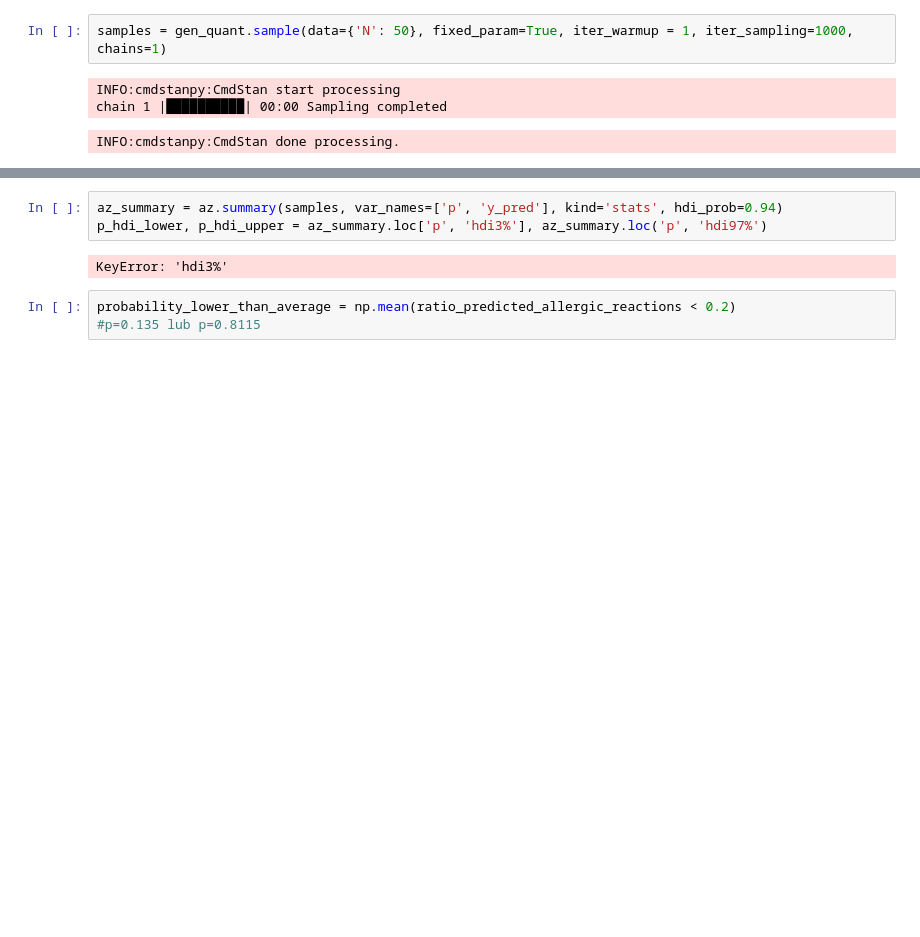
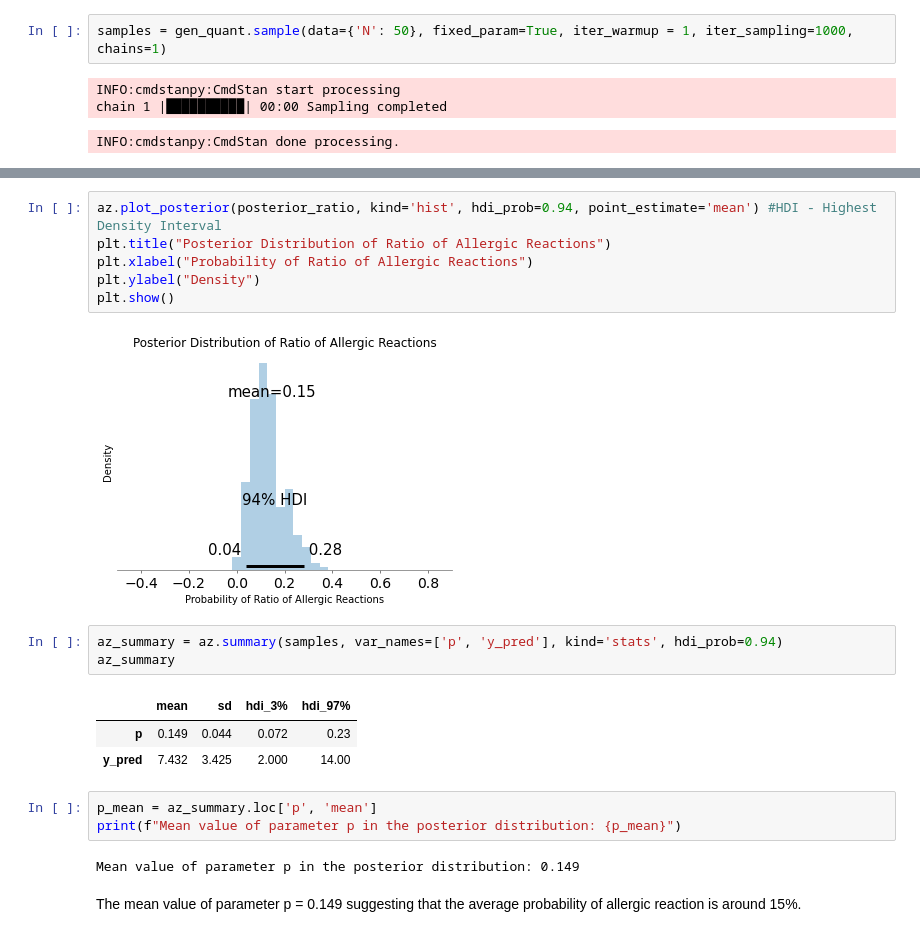
Before and after one commit to andrzejjnk/DataAnalytics2024, a Jupyter notebook: lab3.ipynb, the cells around one changed output, grey strips where cells are left out. Cells and saved outputs as stored; diff of their text form; blank space fills up the shorter version.

```diff
--- a/lab3.ipynb
+++ b/lab3.ipynb
@@ -105,8 +128,22 @@ plt.show()
+# %%
+az.plot_posterior(posterior_ratio, kind='hist', hdi_prob=0.94, point_estimate='mean') #HDI - Highest Density Interval
+plt.title("Posterior Distribution of Ratio of Allergic Reactions")
+plt.xlabel("Probability of Ratio of Allergic Reactions")
+plt.ylabel("Density")
+plt.show()
+# %% [output]
+[figure, added]
 # %%
 az_summary = az.summary(samples, var_names=['p', 'y_pred'], kind='stats', hdi_prob=0.94)
-p_hdi_lower, p_hdi_upper = az_summary.loc['p', 'hdi3%'], az_summary.loc('p', 'hdi97%')
+az_summary
 # %% [output]
-KeyError: 'hdi3%'
+|  | mean | sd | hdi_3% | hdi_97% |
+| p | 0.149 | 0.044 | 0.072 | 0.23 |
+| y_pred | 7.432 | 3.425 | 2.000 | 14.00 |
-# %%
-probability_lower_than_average = np.mean(ratio_predicted_allergic_reactions < 0.2)
-#p=0.135 lub p=0.8115
+# %%
+p_mean = az_summary.loc['p', 'mean']
+print(f"Mean value of parameter p in the posterior distribution: {p_mean}")
+# %% [output]
+Mean value of parameter p in the posterior distribution: 0.149
+# %% [markdown]
+The mean value of parameter p = 0.149 suggesting that the average probability of allergic  reaction is around 15%.
```
Also changed, not shown: parts of 18 cells of this notebook.
